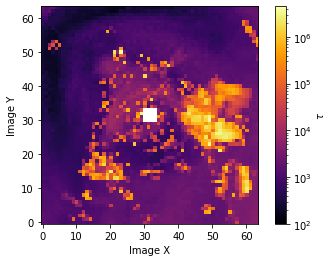
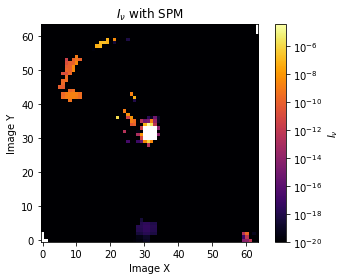
Unified diff of the notebook cell whose output changed from the first chart to the second:
--- before
+++ after
@@ -1,7 +1,8 @@
-frequencies = np.array(hf['frequency'][9])
-plt.imshow(hf['tau'][9],cmap='inferno',origin='lower',norm=colors.LogNorm(vmin=1e2))
-plt.colorbar(label="$\\tau$")
+frequencies = np.array(hf['frequency'][18])
+plt.imshow(hf['I_nu'][18],cmap='inferno',origin='lower',norm=colors.LogNorm(vmin=1e-20))
+plt.colorbar(label="$I_\\nu$")
 plt.xlabel('Image X')
 plt.ylabel('Image Y')
-plt.savefig('../plots/tde_tau_opacityTable.png', bbox_inches='tight', dpi=300)
+plt.title('$I_\\nu$ with SPM')
+plt.savefig('../plots/tde_I_nu_spm.png', bbox_inches='tight', dpi=300)
 plt.show()

Commit: spm working